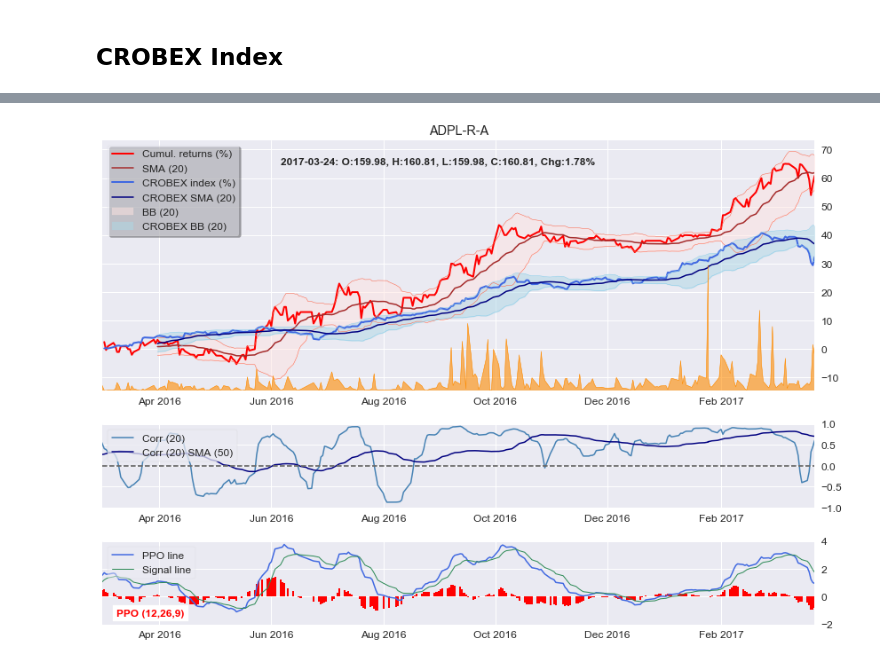
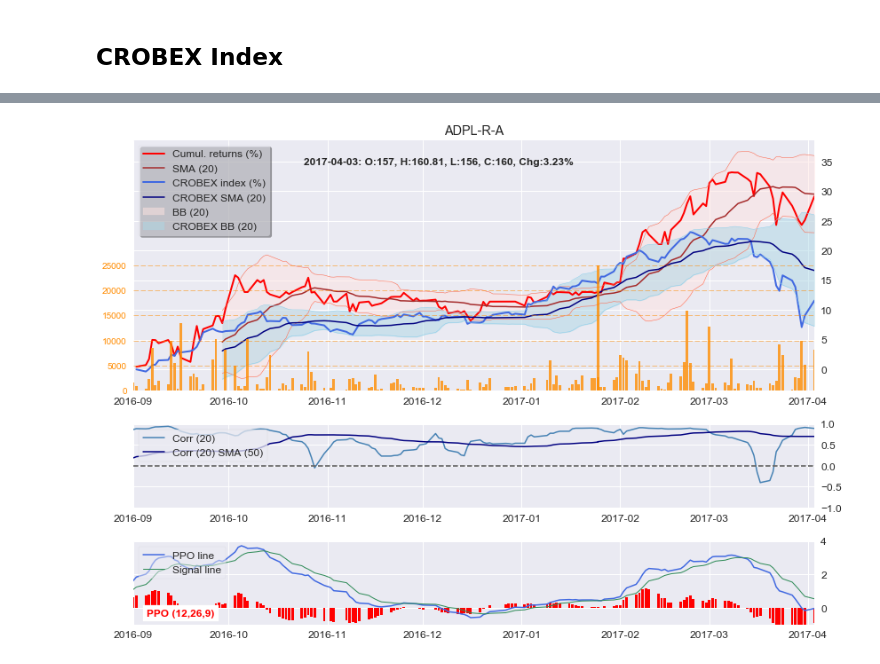
Before and after one commit to sarajcev/ZSE-Stock-Charts, a Jupyter notebook: Stock_charts.ipynb, the cells around one changed output, grey strips where cells are left out. Cells and saved outputs as stored; diff of their text form; code cells hidden in the pictures.

```diff
--- a/Stock_charts.ipynb
+++ b/Stock_charts.ipynb
@@ -685,5 +830,19 @@ del quotes['log_returns']
+# %%
+column_names = ['Prva', 'Zadnja', u'Najviša', u'Najniža', 'Promjena', 'Promet']
+podaci = pd.DataFrame(data={'Prva':prva, u'Najviša':najvisa, u'Najniža':najniza,
+                            'Zadnja':zadnja, 'Promjena':promjena, 'Promet':promet},
+                      index=pd.to_datetime(datum, dayfirst=True), columns=column_names)
+# %%
+del podaci['Promet']
+# Reverse order
+podaci = podaci.iloc[::-1]
+# %%
+# Adding new rows to the existing DataFrame
+data_all = pd.concat([crobex, podaci])
+# Remove duplicate dates
+data_all = data_all.drop_duplicates(keep='last').copy()
 # %%
 # Join the stock data with CROBEX index data to form a new dataframe
-df = crobex.join(quotes, lsuffix='_c').ffill()
-df.head()
+df = data_all.join(quotes, lsuffix='_c').ffill()
+df.tail()
 # %% [output]
@@ -737,6 +895,7 @@ ax2 = fig.add_subplot(gx[2], sharex=axt)
 axt.yaxis.tick_right()
 ax1.yaxis.tick_right()
 ax2.yaxis.tick_right()
+axr.yaxis.tick_left()
 # Top figure
 axt.set_title(stock_name)
 # Cumulative Simple Returns
@@ -763,38 +922,45 @@ Chg:{:g}%'.format(str(last.name)[:10], last['Prva'], last[u'Najviša'], last[u'N
 axt.text(0.25, 0.9, s, transform=axt.transAxes, fontsize=12, fontweight='bold')
 #axt.xaxis.set_major_formatter(DateFormatter('%b %Y'))  # Month names format
 axt.set_xlim(date_start, date_end)  # Clipping view
-# Volume (mountain plot)
+# Volume (mountain plot or bars plot)
 vmax = quotes[u'Količina'].ix[date_start:date_end].max()
 if len(quotes[u'Količina'].ix[date_start:date_end]) > 250:
     axr.fill_between(quotes.index, quotes[u'Količina'], 0, color='darkorange', alpha=0.8)
+    axr.set_yticks([])
+    axr.grid(False)
 else:
     axr.bar(quotes.index, quotes[u'Količina'], width=0.8, color='darkorange', alpha=0.8)
-axr.plot(quotes.index, quotes[u'Količina'], c='darkorange', ls='-', lw=0.5, label='')
+    axr.tick_params(axis='y', colors='darkorange', labelsize=10)
+    axr.set_yticks([int(round(x)) for x in np.linspace(0, vmax, 6)])
+    axr.grid(True, which='major', color='darkorange', linestyle='--', lw=0.5)
 axr.set_ylim(0, 2*vmax)
 # Correlation plot
 ax1.plot(corr_coef.index, corr_coef, color='steelblue', ls='-', lw=1.5, label='Corr (20)')
 ax1.plot(corr_coef_sma50.index, corr_coef_sma50, color='navy', ls='-', lw=1.5, label='Corr (20) SMA (50)')
 ax1.axhline(0, color='dimgrey', ls='--')
 ax1.legend(loc='upper left', frameon='fancy', fancybox=True, framealpha=0.75)
 ax1.set_yticks([-1, -0.5, 0, 0.5, 1])
 ax1.set_ylim(-1, 1)
 # Bottom figure (Percenage Price Oscilator)
 ax2.plot(quotes.index, ppo_line, ls='-', lw=1.5, c='royalblue', label='PPO line')
 ax2.plot(quotes.index, ppo_signal_line, ls='-', lw=1, c='seagreen', label='Signal line')
-ax2.bar(quotes.index, ppo_hist, width=1, color='red')
+if len(macd_line.ix[date_start:date_end]) > 250:
+    ax2.bar(quotes.index, macd_hist, width=1, color='red')
+else:
+    ax2.bar(quotes.index, macd_hist, width=0.8, color='red')
 ymin_ppo = min(ppo_line.ix[date_start:date_end].min(),
                ppo_signal_line.ix[date_start:date_end].min(),
                ppo_hist.ix[date_start:date_end].min())
 ymax_ppo = max(ppo_line.ix[date_start:date_end].max(),
                ppo_signal_line.ix[date_start:date_end].max(),
                ppo_hist.ix[date_start:date_end].max())
 diff_ppo = (ymax_ppo - ymin_ppo)*0.2
 ax2.set_ylim(int(ymin_ppo-diff_ppo), int(ymax_ppo+diff_ppo))
 ax2.text(0.02, 0.1, 'PPO (12,26,9)', transform=ax2.transAxes, fontsize=12,
          fontweight='bold', color='red', backgroundcolor='white')
 ax2.legend(loc='upper left', frameon='fancy', fancybox=True, framealpha=0.5)
 plt.tight_layout()
 plt.savefig(stock_name+'(CROBEX)'+'.png', dpi=600)
 plt.show()
 # %% [output]
-[figure, old version]
+[figure, new version]
```
Also changed, not shown: parts of 26 cells of this notebook, 2 other files.
